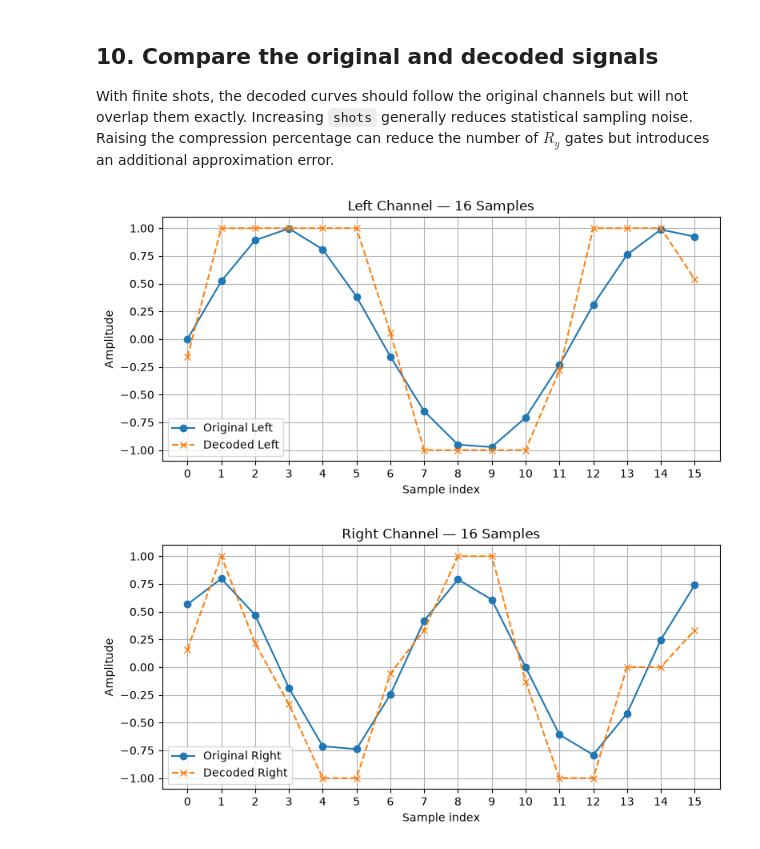
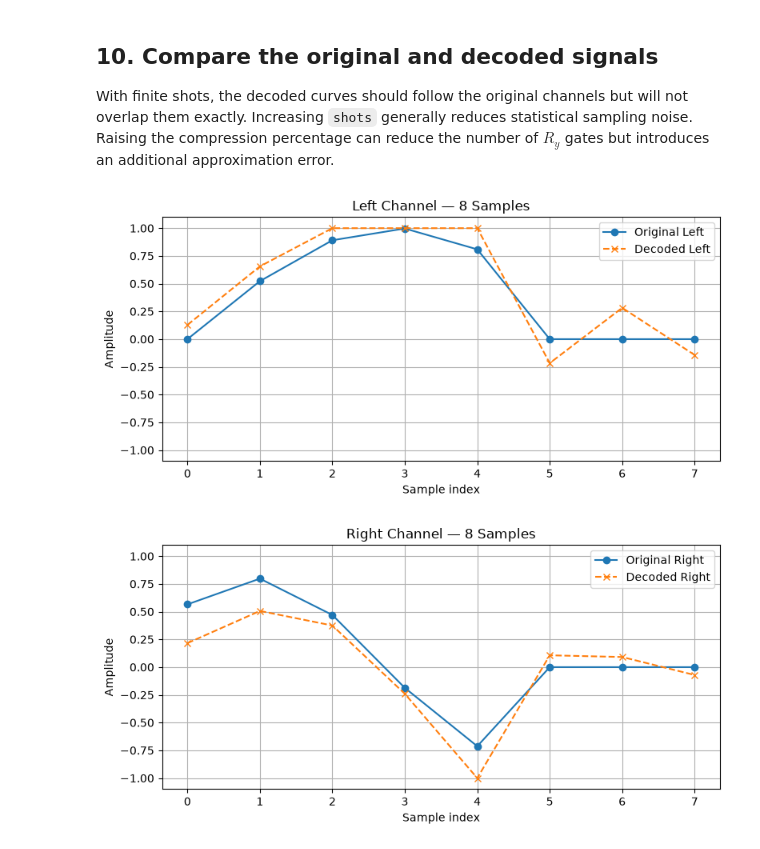
Before and after one commit to maria-aguado/quantum-audio-ios, a Jupyter notebook: QCrank_multichannel_shots.ipynb, the cells around one changed output. Cells and saved outputs as stored; diff of their text form; code cells hidden in the pictures.

```diff
--- a/QCrank_multichannel_shots.ipynb
+++ b/QCrank_multichannel_shots.ipynb
@@ -627,7 +631,7 @@ Signal array shape: (16, 2)
 # %%
 # Construct the multi-channel QCrank circuit.
 circuit, qcrank_information = build_qcrank(
-    signal,
+    zero_padded_signal,
     compression=0.0,
 )
 
@@ -663,34 +667,18 @@ decoded_signal, shots_per_address, probability_one = (
 )
 
 # Display the numerical comparison.
-print("Original signal:")
-print(np.round(signal, 6))
+print("Original padded signal:")
+print(np.round(zero_padded_signal, 6))
 
 print("\nDecoded signal:")
 print(np.round(decoded_signal, 6))
 
-absolute_errors = np.abs(decoded_signal - signal)
+absolute_errors = np.abs(decoded_signal - zero_padded_signal)
 maximum_absolute_error_per_channel = np.max(absolute_errors, axis=0)
 root_mean_square_error_per_channel = np.sqrt(
     np.mean(absolute_errors**2, axis=0)
 )
 
-print("\nMaximum absolute error per channel:")
-for channel, error in enumerate(maximum_absolute_error_per_channel):
-    print(f"Channel {channel}: {error:.3e}")
-
-print("\nRoot-mean-square error per channel:")
-for channel, error in enumerate(root_mean_square_error_per_channel):
-    print(f"Channel {channel}: {error:.3e}")
-
-print(f"\nRequested shots: {shots:,}")
-print(f"Returned counts: {sum(counts.values()):,}")
-print(
-    "Shots per address: "
-    f"minimum={shots_per_address.min():,}, "
-    f"maximum={shots_per_address.max():,}"
-)
-
 print("\nData qubits:", qcrank_information["data_qubits"])
 print("Address qubits:", qcrank_information["address_qubits"])
 print("Cyclic shifts:", qcrank_information["cyclic_shifts"])
@@ -733,42 +721,42 @@ sampling noise. Raising the compression percentage can reduce the number of
 $R_y$ gates but introduces an additional approximation error.
 # %%
 # Use integer sample positions on the horizontal axis.
-sample_indices = np.arange(signal.shape[0])
+sample_indices = np.arange(zero_padded_signal.shape[0])
 channel_names = ["Left", "Right"]
 
-for channel in range(signal.shape[1]):
+for channel in range(zero_padded_signal.shape[1]):
     name = (
         channel_names[channel]
         if channel < len(channel_names)
         else f"Channel {channel}"
     )
 
     plt.figure(figsize=(8, 4))
     plt.plot(
         sample_indices,
-        signal[:, channel],
+        zero_padded_signal[:, channel],
         "o-",
         label=f"Original {name}",
     )
     plt.plot(
         sample_indices,
         decoded_signal[:, channel],
         "x--",
         label=f"Decoded {name}",
     )
 
-    plt.title(f"{name} Channel — {N} Samples")
+    plt.title(f"{name} Channel — {zero_padded_signal.shape[0]} Samples")
     plt.xlabel("Sample index")
     plt.ylabel("Amplitude")
     plt.xticks(sample_indices)
     plt.ylim(-1.1, 1.1)
     plt.grid(True)
     plt.legend()
     plt.tight_layout()
     plt.show()
 # %% [output]
-[figure, old version]
+[figure, new version]
-[figure, old version]
+[figure, new version]
 # %% [markdown]
 ## 11. Notes
 
```
Also changed, not shown: parts of 6 cells of this notebook, 5 other files.
